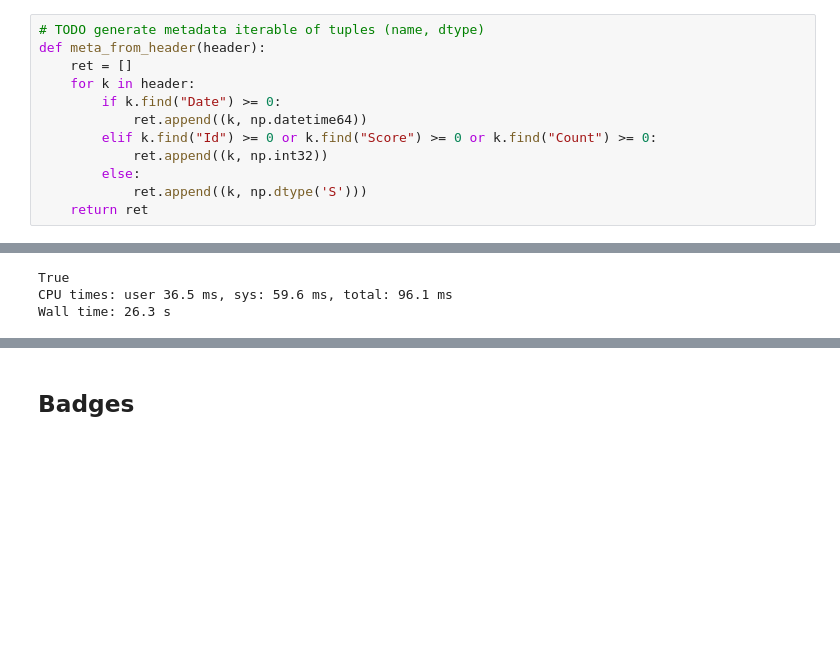
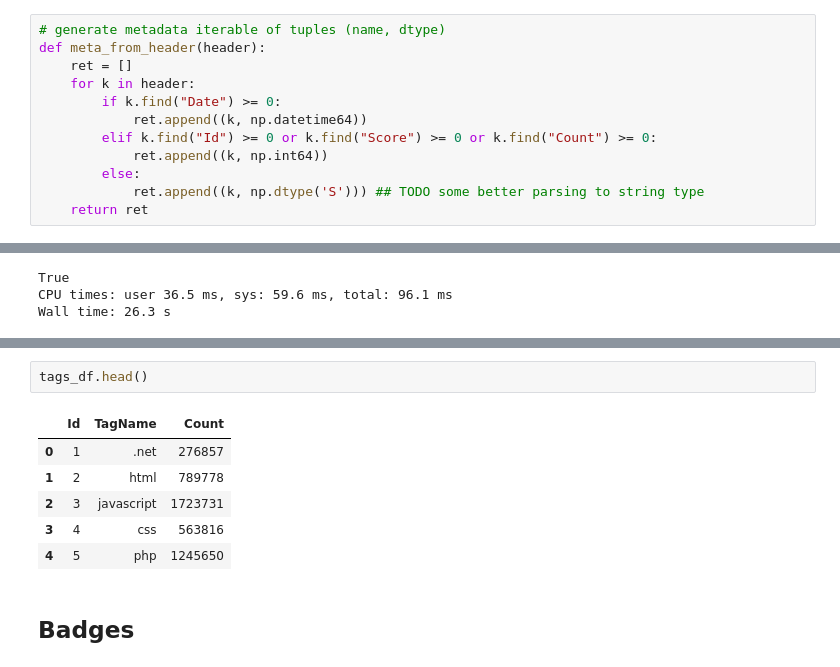
Before and after one commit to tabsoverspaces/bigdata_project, a Jupyter notebook: main.ipynb, the cells around one changed output, grey strips where cells are left out. Cells and saved outputs as stored; diff of their text form; blank space fills up the shorter version.

```diff
--- a/main.ipynb
+++ b/main.ipynb
@@ -149,16 +149,16 @@ def check_bag(bag):
     print(ma, mi)
     return False
 # %%
-# TODO generate metadata iterable of tuples (name, dtype)
+# generate metadata iterable of tuples (name, dtype)
 def meta_from_header(header):
     ret = []
     for k in header:
         if k.find("Date") >= 0:
             ret.append((k, np.datetime64))
         elif k.find("Id") >= 0 or k.find("Score") >= 0 or k.find("Count") >= 0:
-            ret.append((k, np.int32))
+            ret.append((k, np.int64))
         else:
-            ret.append((k, np.dtype('S')))
+            ret.append((k, np.dtype('S'))) ## TODO some better parsing to string type
     return ret
 # %% [markdown]
 ## Review of files structure (probably to be removed later)
@@ -282,3 +289,12 @@ tags_df.to_csv("TagsFrame-*.csv.tar.xz",compression="xz")
+# %%
+tags_df.head()
+# %% [output]
+|  | Id | TagName | Count |
+| 0 | 1 | .net | 276857 |
+| 1 | 2 | html | 789778 |
+| 2 | 3 | javascript | 1723731 |
+| 3 | 4 | css | 563816 |
+| 4 | 5 | php | 1245650 |
 # %% [markdown]
 ## Badges
 # %%
```
Also changed, not shown: parts of 3 cells of this notebook, 4 other files.
